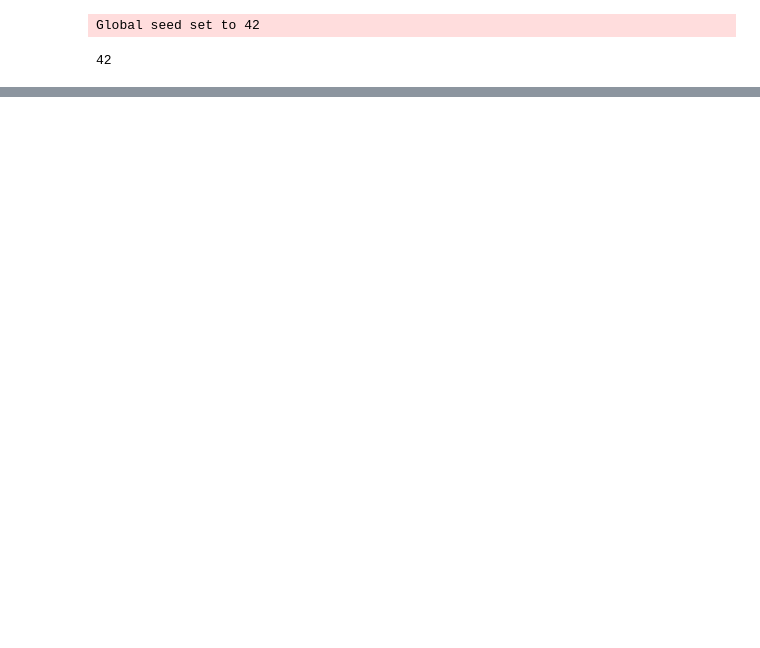
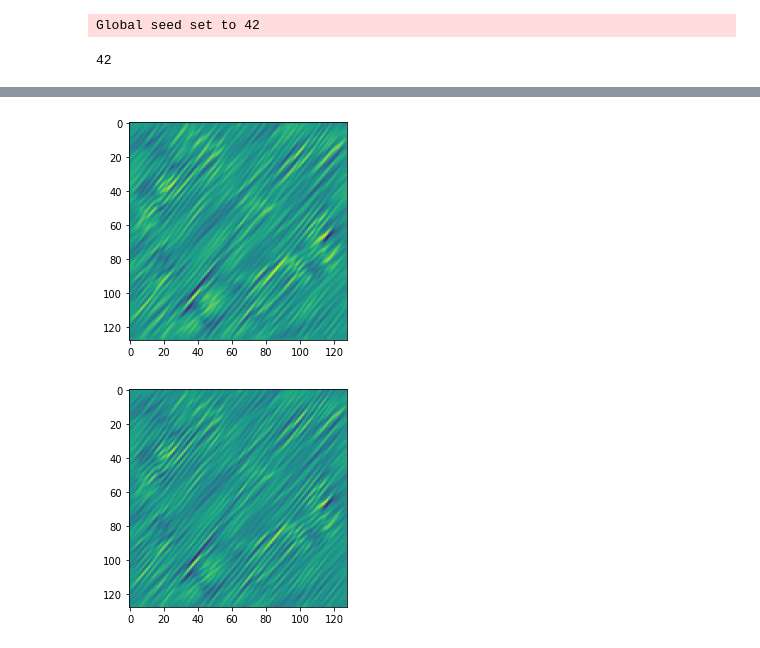
Before and after one commit to Chutlhu/TurboSuperResultion, a Jupyter notebook: notebooks/[Sandbox,PINNUS,Turb2D,time] PINNUS with Time and NS equations.ipynb, the cells around one changed output, grey strips where cells are left out. Drawn from its saved outputs; the diff is of its cells as text; code cells hidden in the pictures; blank space fills up the shorter version.

```diff
--- a/notebooks/[Sandbox,PINNUS,Turb2D,time] PINNUS with Time and NS equations.ipynb
+++ b/notebooks/[Sandbox,PINNUS,Turb2D,time] PINNUS with Time and NS equations.ipynb
@@ -548,12 +24,0 @@ plt.quiver(        x.reshape(*img_shape_lr)[::s,::s],
-# %%
-x = X_lr[:,0].detach()
-y = X_lr[:,1].detach()
-u_diff = y_hat_lr[:,0].detach() - y_lr[:,0].detach()
-v_diff = y_hat_lr[:,1].detach() - y_lr[:,1].detach()
-
-s = 1
-plt.figure(figsize=(10,10))
-plt.quiver(x.reshape(*img_shape_lr)[::s,::s],
-           y.reshape(*img_shape_lr)[::s,::s],
-           u_diff.reshape(*img_shape_lr)[::s,::s],
-           v_diff.reshape(*img_shape_lr)[::s,::s], scale=10)
@@ -706,3 +24,0 @@ print(torch.max(ang_error(y_hr, y_hat_hr, avg=False)))
-# %%
-model = plDivFreeRFFNet.load_from_checkpoint(checkpoint_callback.best_model_path)
-trainer.test(model, dm)
@@ -762,0 +104,2 @@ plt.show()
+# %%
+trainer.fit(model, dm_train)
@@ -762,0 +162,46 @@ plt.show()
+# %%
+datasets = dm_test_space.test_dataset
+
+X, y = dataset[:]
+img_shape = dataset.img_shape
+vshape = dataset.vars_shape_img
+fshape = dataset.fields_shape_img
+
+X.requires_grad_(True)
+y_hat, P_hat = model(X)
+
+model.eval()
+y_img_hat = y_hat.view(*fshape).permute(0,3,1,2)[None,2,...]
+
+grads = model.sp_grad(y_img_hat)
+du_x_spat = grads[:,0,1,...].squeeze()
+du_y_spat = grads[:,0,0,...].squeeze()
+dv_x_spat = grads[:,1,1,...].squeeze()
+dv_y_spat = grads[:,1,0,...].squeeze()
+
+plt.imshow(du_x_spat.detach())
+plt.show()
+
+
+## Navier Stokes loss (vorticity equation)
+U, V = torch.split(y_hat, 1, -1)
+
+dU = tch.diff(U, X)
+U_t, U_x, U_y = dU.split(1, -1)
+
+plt.imshow(U_x.view(*fshape[:3])[2,:,:].detach())
+plt.show()
+
+# dV = tch.diff(V, X)
+# V_x, V_y, V_t = dV.split(1, -1)
+
+# W = V_x - U_y
+
+# w = phy.compute_vorticity([txy[t,:,:,1], txy[t,:,:,2]],
+#                           [uv[t,:,:,0], uv[t,:,:,1]])
+# w_hat = phy.compute_vorticity([txy[t,:,:,1], txy[t,:,:,2]],
+#                               [uv_hat[t,:,:,0], uv_hat[t,:,:,1]])
+# w_auto = W.reshape(vshape[:-1]).detach().cpu().numpy()[t,:,:]
+# %% [output]
+[figure, added]
+[figure, added]
```
Also changed, not shown: parts of 39 cells of this notebook, 33 other files.
